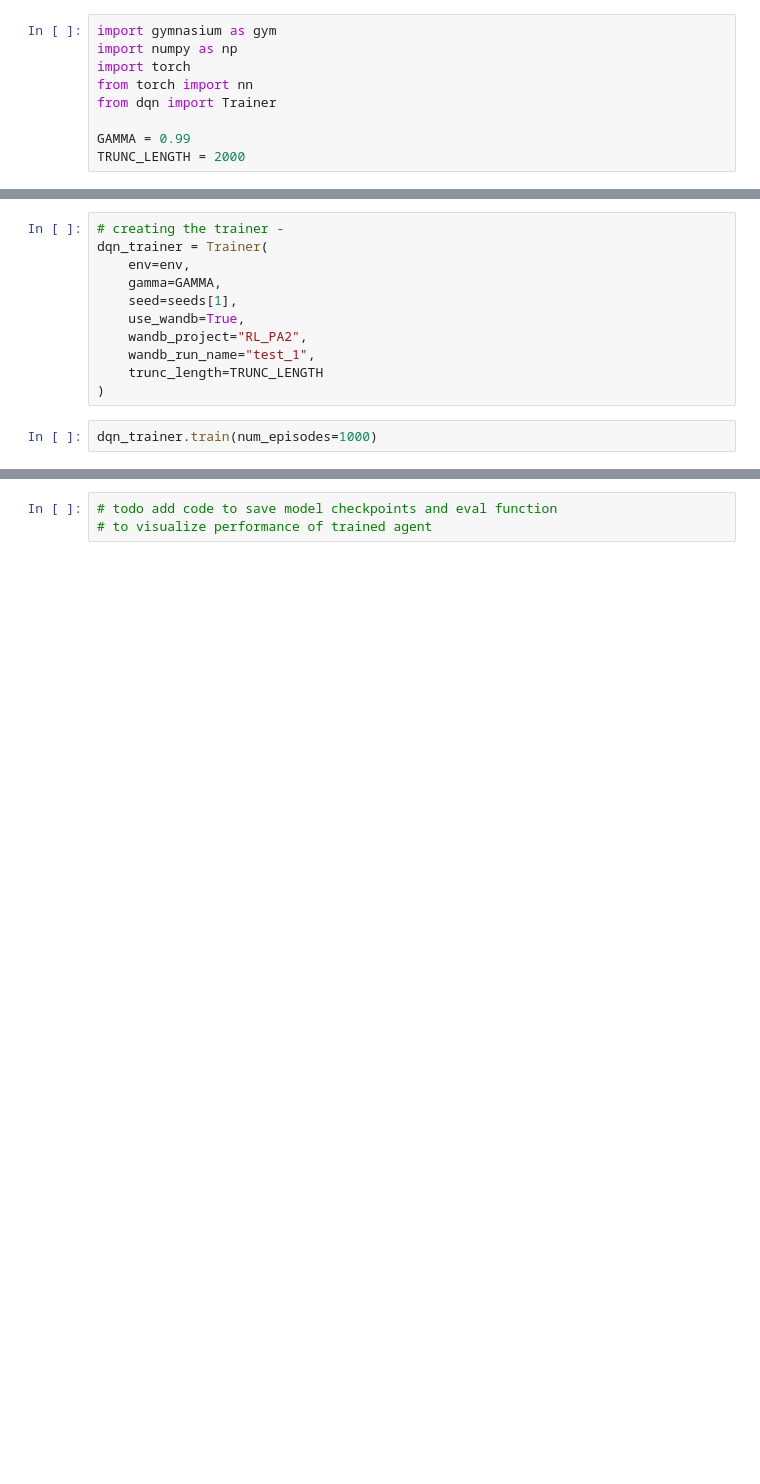
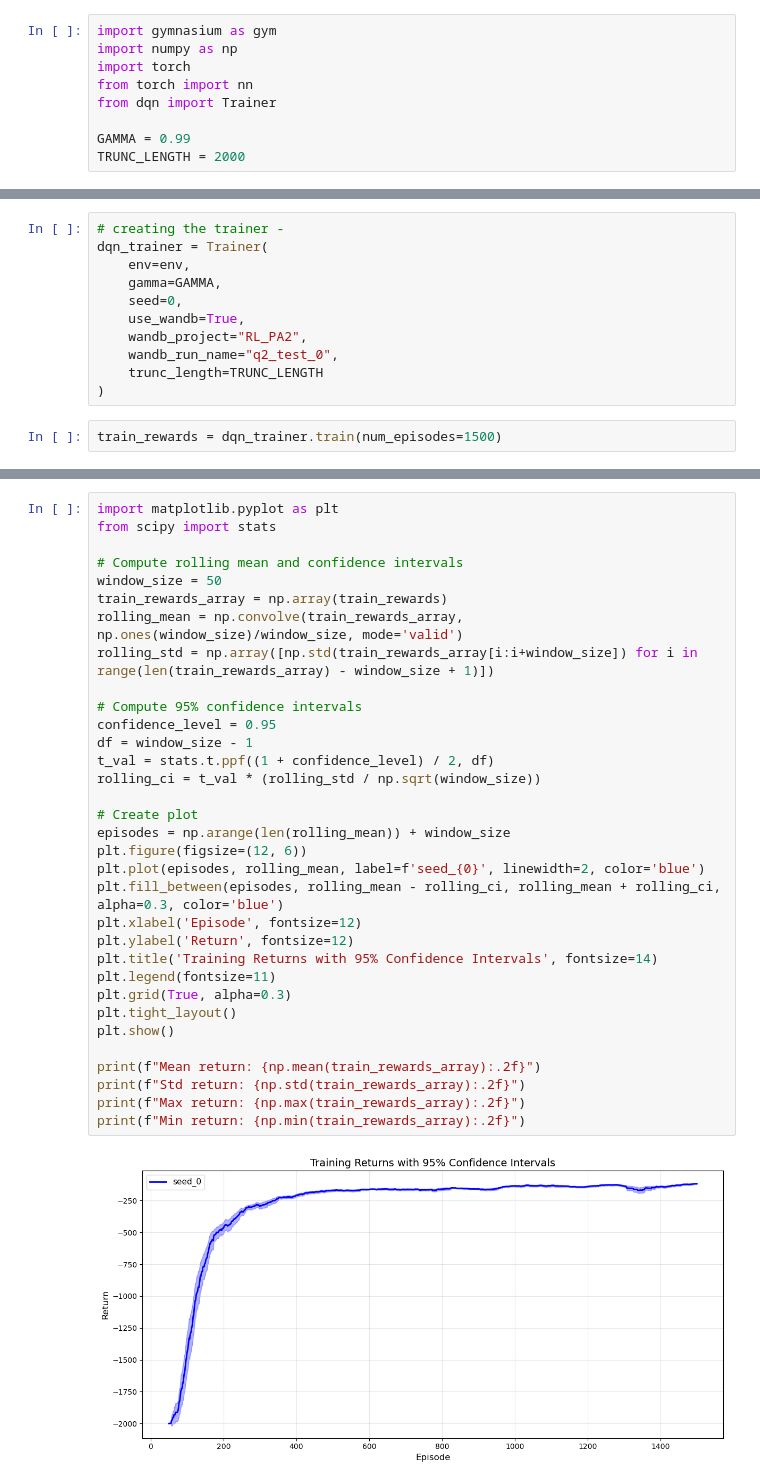
Before and after one commit to polka-rat/RL-Assignments, a Jupyter notebook: PA2/main.ipynb, the cells around one changed output, grey strips where cells are left out. Saved outputs shown, nothing was run; the diff lists cells and outputs as text; blank space fills up the shorter version.

```diff
--- a/PA2/main.ipynb
+++ b/PA2/main.ipynb
@@ -16,12 +15,12 @@ seeds = [0, 1, 2, 3, 4]
 dqn_trainer = Trainer(
     env=env,
     gamma=GAMMA,
-    seed=seeds[1],
+    seed=0,
     use_wandb=True,
     wandb_project="RL_PA2",
-    wandb_run_name="test_1",
+    wandb_run_name="q2_test_0",
     trunc_length=TRUNC_LENGTH
 )
 # %%
-dqn_trainer.train(num_episodes=1000)
+train_rewards = dqn_trainer.train(num_episodes=1500)
 # %% [output]
@@ -53,3 +60,35 @@ View run at https://wandb.ai/randomteamfr/RL_PA2/runs/v0nygu73
 # %%
-# todo add code to save model checkpoints and eval function
-# to visualize performance of trained agent
+import matplotlib.pyplot as plt
+from scipy import stats
+
+# Compute rolling mean and confidence intervals
+window_size = 50
+train_rewards_array = np.array(train_rewards)
+rolling_mean = np.convolve(train_rewards_array, np.ones(window_size)/window_size, mode='valid')
+rolling_std = np.array([np.std(train_rewards_array[i:i+window_size]) for i in range(len(train_rewards_array) - window_size + 1)])
+
+# Compute 95% confidence intervals
+confidence_level = 0.95
+df = window_size - 1
+t_val = stats.t.ppf((1 + confidence_level) / 2, df)
+rolling_ci = t_val * (rolling_std / np.sqrt(window_size))
+
+# Create plot
+episodes = np.arange(len(rolling_mean)) + window_size
+plt.figure(figsize=(12, 6))
+plt.plot(episodes, rolling_mean, label=f'seed_{0}', linewidth=2, color='blue')
+plt.fill_between(episodes, rolling_mean - rolling_ci, rolling_mean + rolling_ci, alpha=0.3, color='blue')
+plt.xlabel('Episode', fontsize=12)
+plt.ylabel('Return', fontsize=12)
+plt.title('Training Returns with 95% Confidence Intervals', fontsize=14)
+plt.legend(fontsize=11)
+plt.grid(True, alpha=0.3)
+plt.tight_layout()
+plt.show()
+
+print(f"Mean return: {np.mean(train_rewards_array):.2f}")
+print(f"Std return: {np.std(train_rewards_array):.2f}")
+print(f"Max return: {np.max(train_rewards_array):.2f}")
+print(f"Min return: {np.min(train_rewards_array):.2f}")
+# %% [output]
+[figure, added]
```
Also changed, not shown: parts of 3 cells of this notebook, 2 other files.
